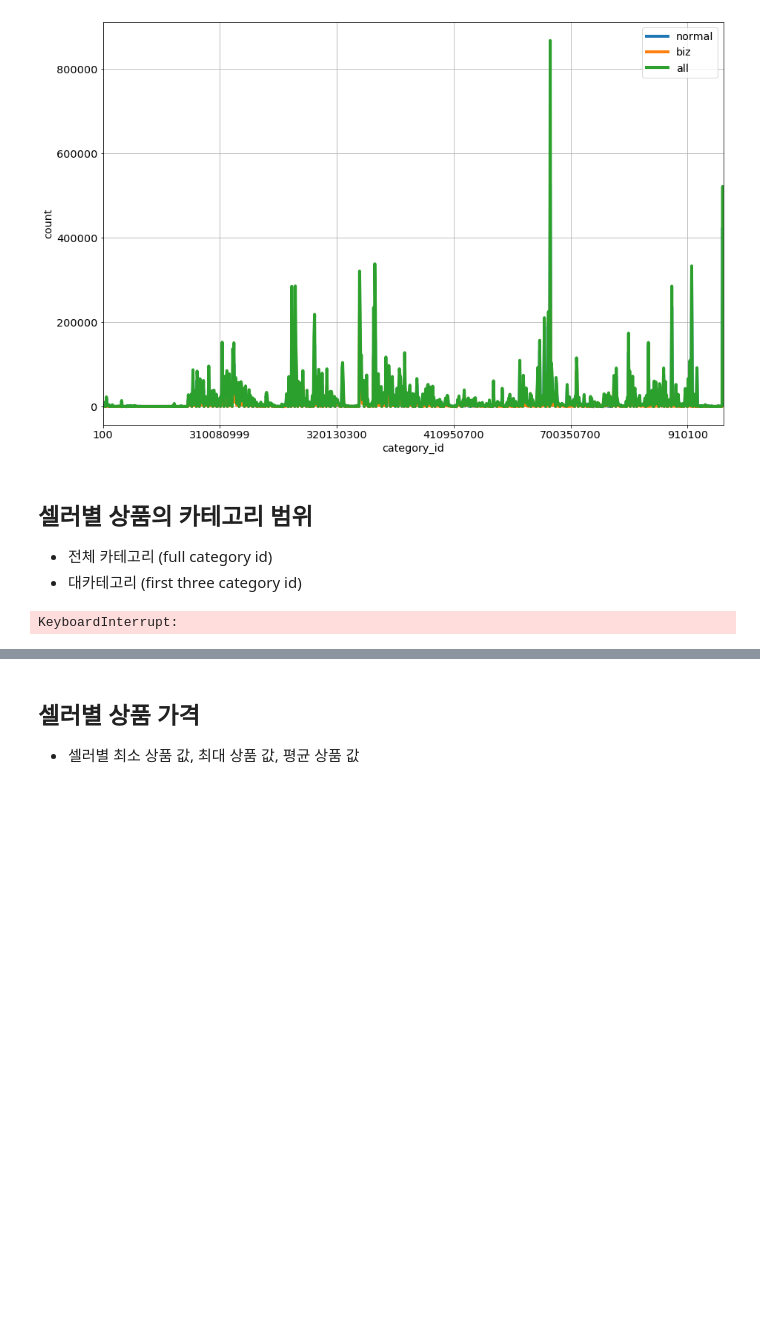
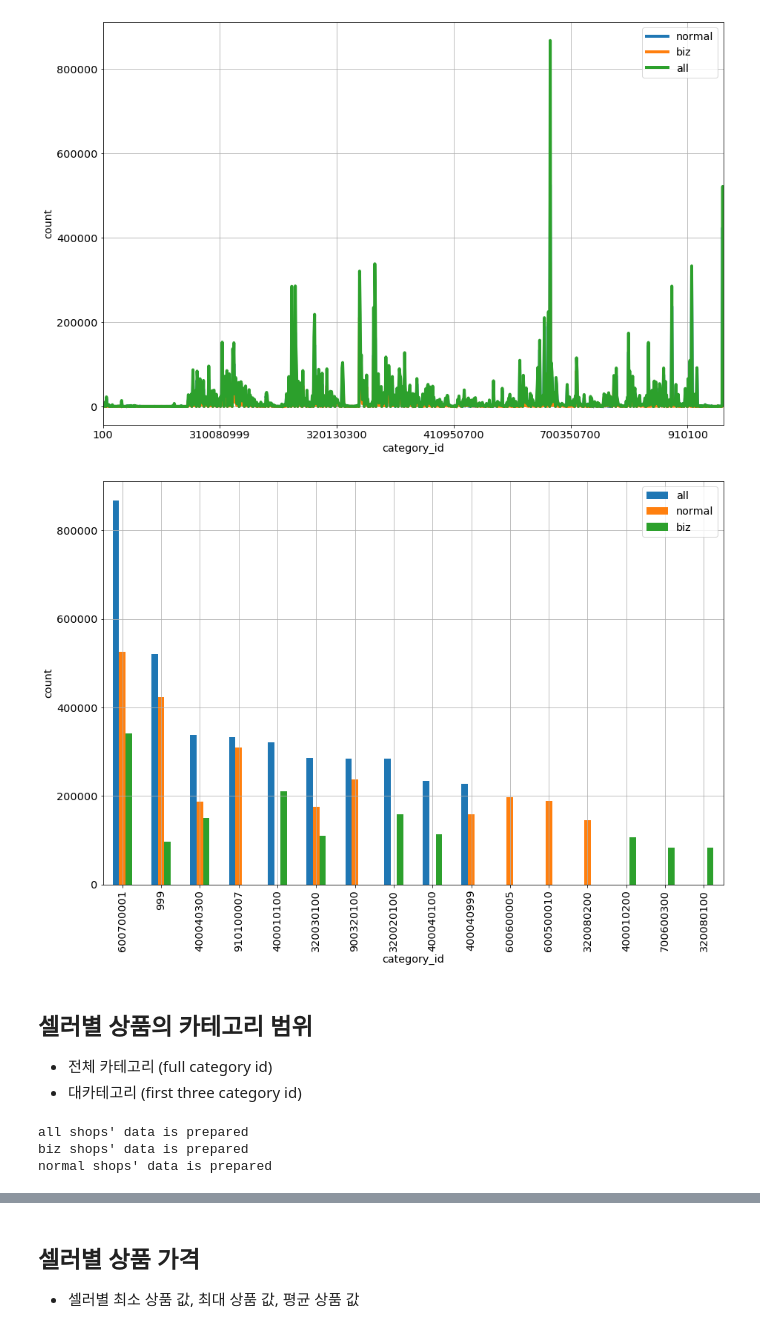
Before and after one commit to qkrtjdud1017/analytics, a Jupyter notebook: 판매자(일반상점+전문상점)특성.ipynb, the cells around one changed output, grey strips where cells are left out. Saved outputs shown, nothing was run; the diff lists cells and outputs as text; code cells hidden in the pictures; blank space fills up the shorter version.

Commit message:
add, modify some query

```diff
--- a/판매자(일반상점+전문상점)특성.ipynb
+++ b/판매자(일반상점+전문상점)특성.ipynb
@@ -471,6 +471,19 @@ plt.show()
 df_all_category.sort_values('all', ascending = False)[:10].to_csv('top10_category_all.csv')
 df_normal_category.sort_values('normal', ascending = False)[:10].to_csv('top10_category_normal.csv')
 df_biz_category.sort_values('biz', ascending = False)[:10].to_csv('top10_category_biz.csv')
+# %%
+all_top = df_all_category.sort_values('all', ascending = False)[:10]
+normal_top = df_normal_category.sort_values('normal', ascending = False)[:10]
+biz_top = df_biz_category.sort_values('biz', ascending = False)[:10]
+top10 = pd.merge(all_top, normal_top, how = 'outer', on = 'categoryid')
+top10 = pd.merge(top10, biz_top, how = 'outer', on = 'categoryid')
+# %%
+top10.plot('categoryid', kind = 'bar')
+plt.xlabel("category_id")
+plt.ylabel("count")
+plt.show()
+# %% [output]
+[figure, added]
 # %% [markdown]
 ## 셀러별 상품의 카테고리 범위
 - 전체 카테고리 (full category id)
@@ -514,20 +527,6 @@ df_normal_seller_category = pd.read_sql(query, con=redshift)
 # df_seller_category = pd.merge(df_seller_category, df_all_seller_category, how = 'outer', on=['seller', 'categoryid'])
 # df_seller_category.sort_values(by=['seller','count_x'], inplace=True)
 # # df_seller_category = df_seller_category[['seller','categoryid','count']]
-# %%
-max_count = df_all_seller_category.groupby('seller', as_index=False)['count'].max()
-seller_list = list(set(df_all_seller_category['seller']))
-top_category = dict()
-for seller in seller_list:
-#     if seller not in top_category:
-#         top_category[seller] = list()
-    max_num = int(max_count[max_count['seller'] == seller]['count'].values)
-    top_category[seller] = list(df_all_seller_category[(df_all_seller_category['seller'] == seller)
-                               & (df_all_seller_category['count'] == max_num)]['categoryid'])
-
-# max_count.head()
-# %% [output]
-KeyboardInterrupt:
 # %%
 # consider big category
 
@@ -540,7 +539,8 @@ WHERE p.create_date BETWEEN '{start_date}' AND '{end_date}'
 GROUP BY p.uid, LEFT(p.category_id,3)
 ORDER BY p.uid, count(*) desc
 """
-df_seller_bigcate = pd.read_sql(query, con=redshift)
+df_all_seller_bigcate = pd.read_sql(query, con=redshift)
+print('all shops\' data is prepared')
 
 # 전문
 query = f"""
@@ -553,6 +553,8 @@ ORDER BY p.uid, count(*) desc
 """
 df_biz_seller_bigcate = pd.read_sql(query, con=redshift)
 df_biz_seller_bigcate.to_csv('bigcate_biz.csv')
+print('biz shops\' data is prepared')
+
 # 일반
 query = f"""
 SELECT p.uid as seller, LEFT(p.category_id,3) as categoryID, count(*) AS count
@@ -564,6 +566,11 @@ ORDER BY p.uid, count(*) desc
 """
 df_normal_seller_bigcate = pd.read_sql(query, con=redshift)
 df_normal_seller_bigcate.to_csv('bigcate_normal.csv')
+print('normal shops\' data is prepared')
+# %% [output]
+all shops' data is prepared
+biz shops' data is prepared
+normal shops' data is prepared
 # %%
 # 데이터 병합
 
```
Also changed, not shown: parts of 11 cells of this notebook.
